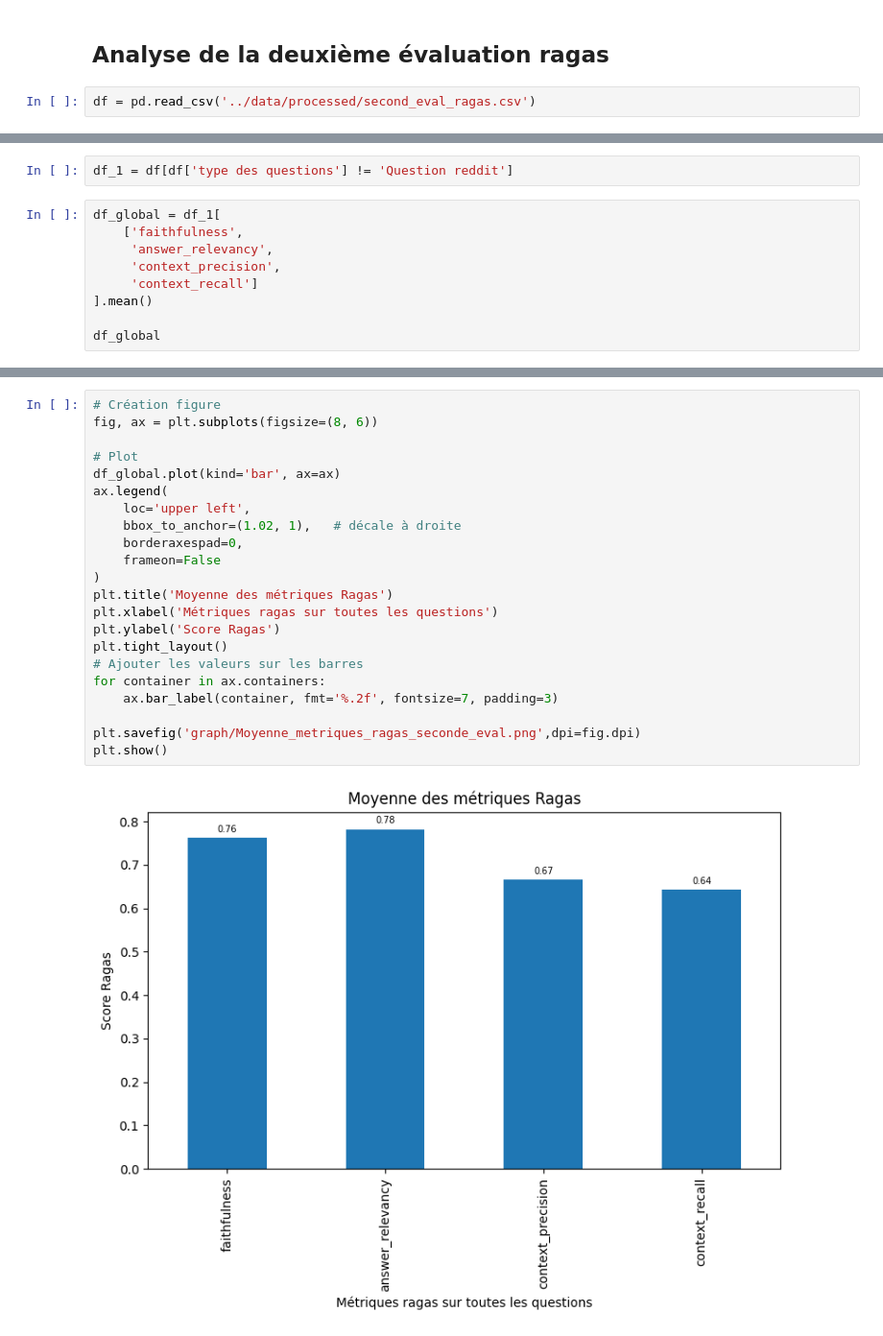
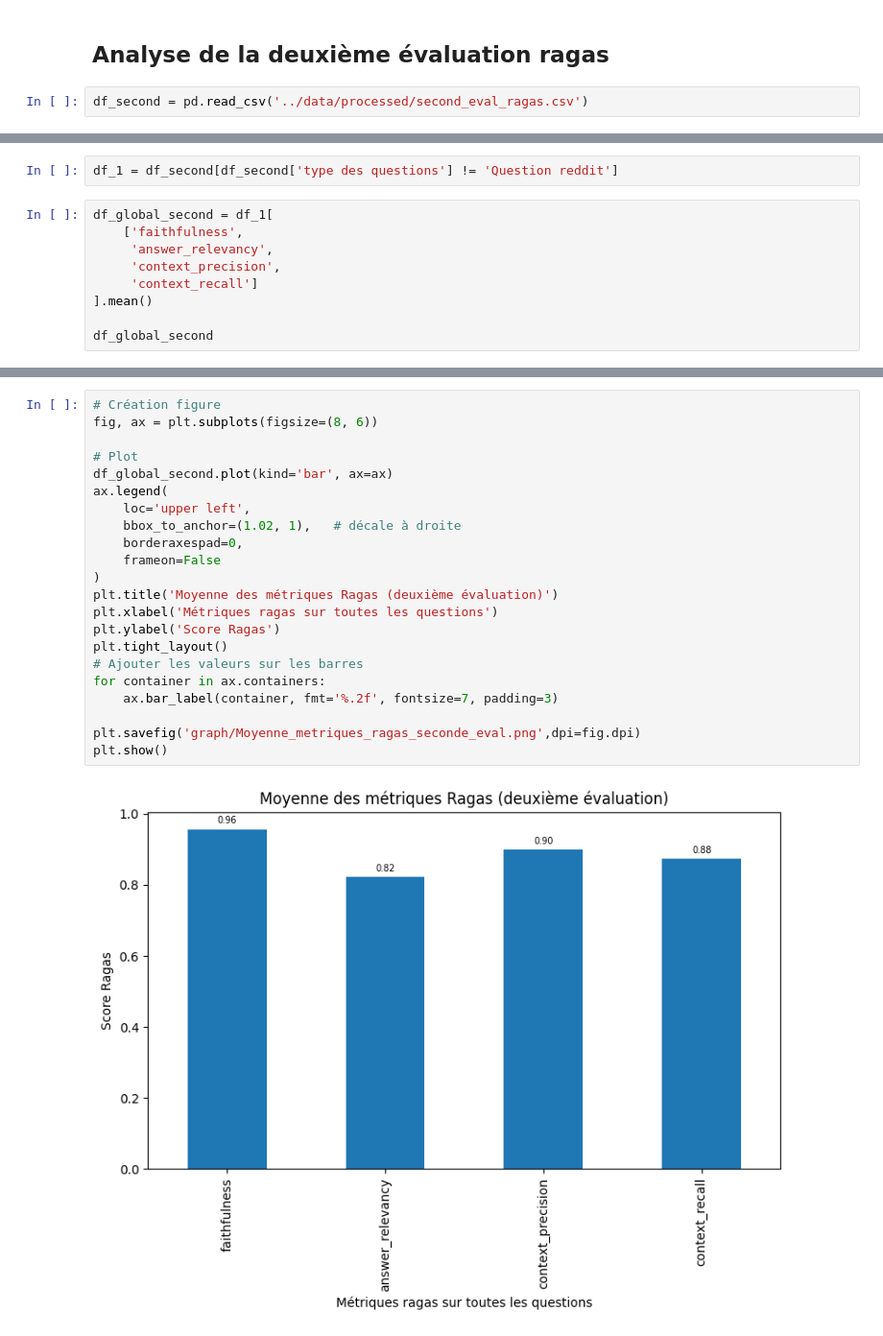
Before and after one commit to SCFlorian/Evaluation_LLM, a Jupyter notebook: notebooks/notebook_evaluation_ragas.ipynb, the cells around one changed output, grey strips where cells are left out. Shown at 96% size. Saved outputs shown, nothing was run; the diff lists cells and outputs as text.

```diff
--- a/notebooks/notebook_evaluation_ragas.ipynb
+++ b/notebooks/notebook_evaluation_ragas.ipynb
@@ -117,5 +120,5 @@ plt.show()
 # %% [markdown]
 ## Analyse de la deuxième évaluation ragas
 # %%
-df = pd.read_csv('../data/processed/second_eval_ragas.csv')
+df_second = pd.read_csv('../data/processed/second_eval_ragas.csv')
 # %%
@@ -167,12 +170,12 @@ plt.show()
 # %%
-df_1 = df[df['type des questions'] != 'Question reddit']
+df_1 = df_second[df_second['type des questions'] != 'Question reddit']
 # %%
-df_global = df_1[
+df_global_second = df_1[
     ['faithfulness',
      'answer_relevancy',
      'context_precision',
      'context_recall']
 ].mean()
 
-df_global
+df_global_second
 # %% [output]
@@ -192,24 +187,24 @@ dtype: float64
 # %%
 # Création figure
 fig, ax = plt.subplots(figsize=(8, 6))
 
 # Plot
-df_global.plot(kind='bar', ax=ax)
+df_global_second.plot(kind='bar', ax=ax)
 ax.legend(
     loc='upper left',
     bbox_to_anchor=(1.02, 1),   # décale à droite
     borderaxespad=0,
     frameon=False
 )
-plt.title('Moyenne des métriques Ragas')
+plt.title('Moyenne des métriques Ragas (deuxième évaluation)')
 plt.xlabel('Métriques ragas sur toutes les questions')
 plt.ylabel('Score Ragas')
 plt.tight_layout()
 # Ajouter les valeurs sur les barres
 for container in ax.containers:
     ax.bar_label(container, fmt='%.2f', fontsize=7, padding=3)
 
 plt.savefig('graph/Moyenne_metriques_ragas_seconde_eval.png',dpi=fig.dpi)
 plt.show()
 # %% [output]
-[figure, old version]
+[figure, new version]
```
Also changed, not shown: parts of 17 cells of this notebook, 23 other files.
